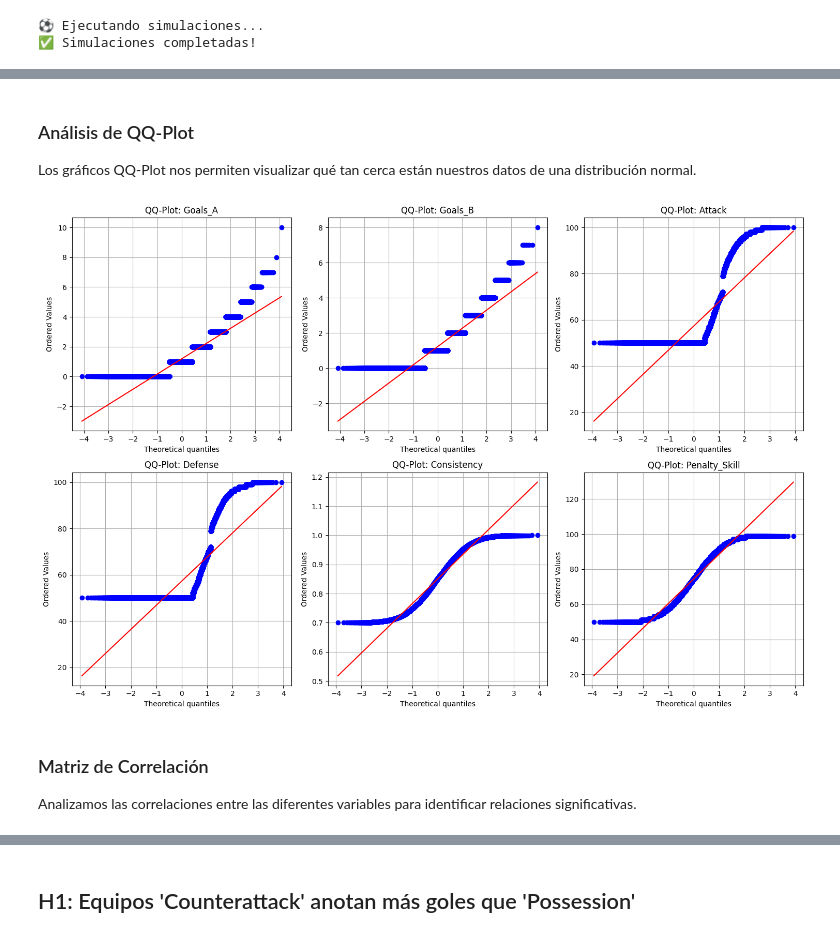
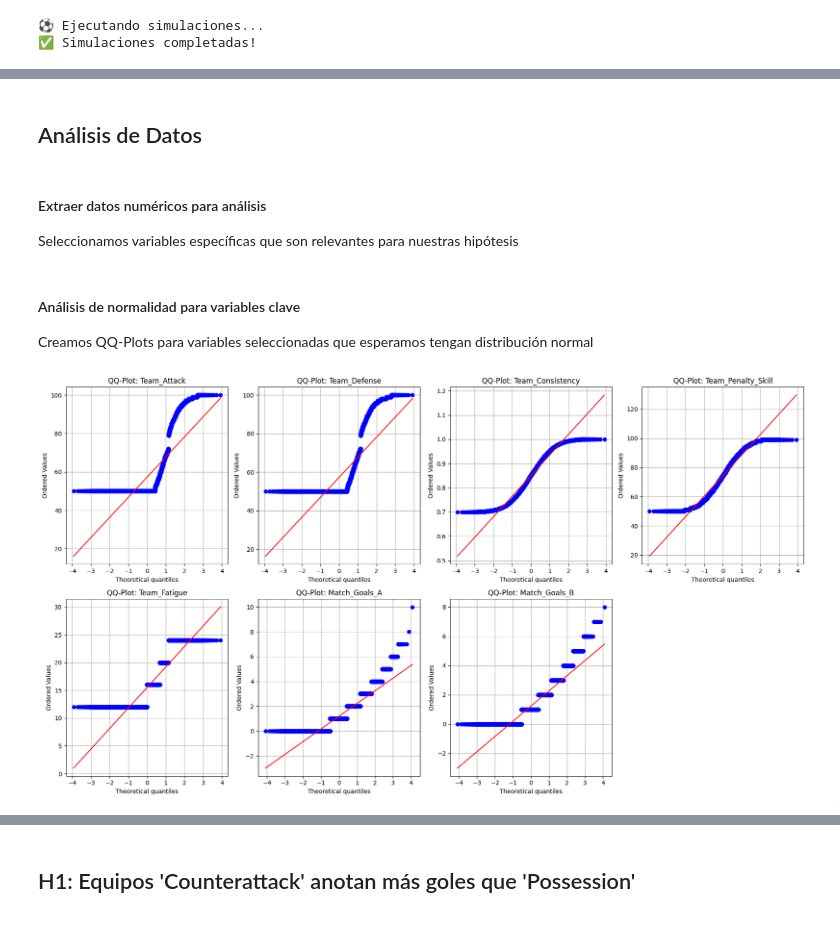
Before and after one commit to kmy-cyber/Football-simulation-DE, a Jupyter notebook: TournamentSimulation.ipynb, the cells around one changed output, grey strips where cells are left out. Drawn from its saved outputs; the diff is of its cells as text; code cells hidden in the pictures.

```diff
--- a/TournamentSimulation.ipynb
+++ b/TournamentSimulation.ipynb
@@ -9,8 +11,12 @@ from scipy import stats
 from soccer_sim import Team, Tournament
 
 np.random.seed(42)
+
 N_SIMULATIONS = 1000
 BASE_STRENGTH = 75
+FATIGUE_EFFECT = 0.04
+INJURY_PROB = 0.03
+GROUP_SIZE = 4
 # %% [markdown]
 ## Ejecución de Simulaciones
 # %%
@@ -22,9 +28,9 @@ def run_simulations(n_simulations):
         teams = [Team(t.name, t.base_strength) for t in base_teams]
         tournament = Tournament(
             teams,
-            fatigue_effect=0.04,   # +4% fatiga por partido
-            injury_prob=0.03,      # 3% probabilidad de lesión
-            group_size=4
+            fatigue_effect=FATIGUE_EFFECT,   # fatiga por partido
+            injury_prob=INJURY_PROB,      # probabilidad de lesión
+            group_size=GROUP_SIZE
         )
         tournament.run()
         all_results.append(tournament.sim_result)
@@ -87,4 +89,5 @@ En esta sección realizaremos un análisis de la normalidad de los datos y sus c
-# %% [markdown]
-### Análisis de QQ-Plot
-
-Los gráficos QQ-Plot nos permiten visualizar qué tan cerca están nuestros datos de una distribución normal.
+# %% [markdown]
+## Análisis de Datos
+# %% [markdown]
+#### Extraer datos numéricos para análisis
+Seleccionamos variables específicas que son relevantes para nuestras hipótesis
@@ -91,18 +97,33 @@ Los gráficos QQ-Plot nos permiten visualizar qué tan cerca están nuestros dat
+# %% [markdown]
+#### Análisis de normalidad para variables clave
+Creamos QQ-Plots para variables seleccionadas que esperamos tengan distribución normal
 # %%
+
+key_variables = {
+    'Team_Attack': team_df['Attack'],
+    'Team_Defense': team_df['Defense'],
+    'Team_Consistency': team_df['Consistency'],
+    'Team_Penalty_Skill': team_df['Penalty_Skill'],
+    'Team_Fatigue': team_df['Fatigue'],
+    'Match_Goals_A': match_df['Goals_A'],
+    'Match_Goals_B': match_df['Goals_B']
+}
+
 # Creamos QQ-Plots para variables seleccionadas
-fig, axes = plt.subplots(2, 3, figsize=(15, 10))
+fig, axes = plt.subplots(2, 4, figsize=(18, 10))
 axes = axes.flatten()
 
-for i, (name, data) in enumerate(list(numeric_data.items())[:6]):  # Tomamos las primeras 6 variables
-    stats.probplot(data, dist="norm", plot=axes[i])
-    axes[i].set_title(f'QQ-Plot: {name}')
-    axes[i].grid(True)
+for i, (name, data) in enumerate(key_variables.items()):
+    if i < len(axes):
+        stats.probplot(data, dist="norm", plot=axes[i])
+        axes[i].set_title(f'QQ-Plot: {name}')
+        axes[i].grid(True)
+
+# Ocultamos el último eje si hay un número impar de variables
+if len(key_variables) < len(axes):
+    axes[-1].set_visible(False)
 
 plt.tight_layout()
 plt.show()
 # %% [output]
-[figure, old version]
+[figure, new version]
-# %% [markdown]
-### Matriz de Correlación
-
-Analizamos las correlaciones entre las diferentes variables para identificar relaciones significativas.
```
Also changed, not shown: parts of 42 cells of this notebook, 1 other file.
